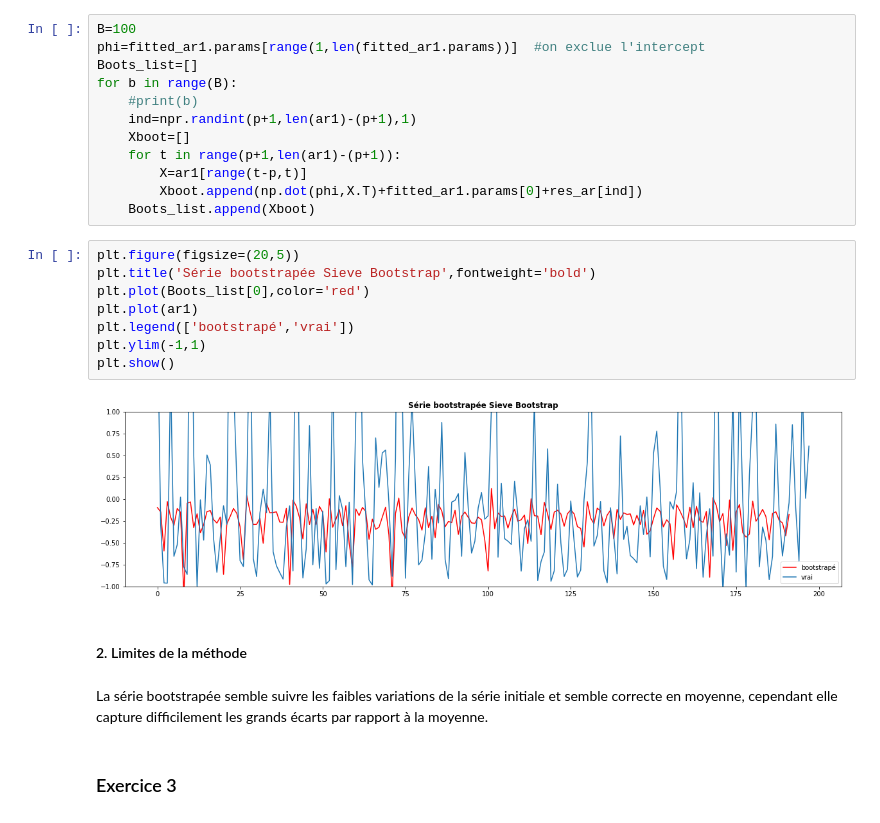
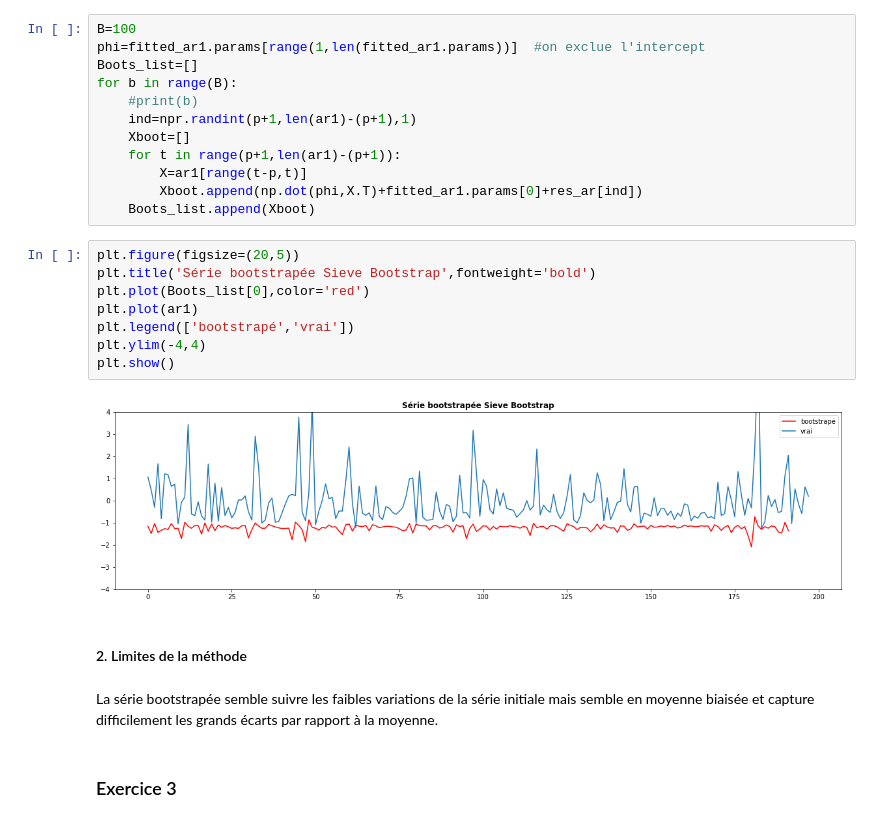
Before and after one commit to AntoineG92/Bootstrap-resampling-methods, a Jupyter notebook: TP3_Bootstrap.ipynb, the cells around one changed output. Saved outputs shown, nothing was run; the diff lists cells and outputs as text.

```diff
--- a/TP3_Bootstrap.ipynb
+++ b/TP3_Bootstrap.ipynb
@@ -150,17 +157,17 @@ for b in range(B):
 # %%
 plt.figure(figsize=(20,5))
 plt.title('Série bootstrapée Sieve Bootstrap',fontweight='bold')
 plt.plot(Boots_list[0],color='red')
 plt.plot(ar1)
 plt.legend(['bootstrapé','vrai'])
-plt.ylim(-1,1)
+plt.ylim(-4,4)
 plt.show()
 # %% [output]
-[figure, old version]
+[figure, new version]
 # %% [markdown]
 #### 2. Limites de la méthode
 # %% [markdown]
-La série bootstrapée semble suivre les faibles variations de la série initiale et semble correcte en moyenne, cependant elle capture difficilement les grands écarts par rapport à la moyenne.
+La série bootstrapée semble suivre les faibles variations de la série initiale mais semble en moyenne biaisée et capture difficilement les grands écarts par rapport à la moyenne.
 # %% [markdown]
 ### Exercice 3
 # %%
```
Also changed, not shown: parts of 45 cells of this notebook, 1 other file.
